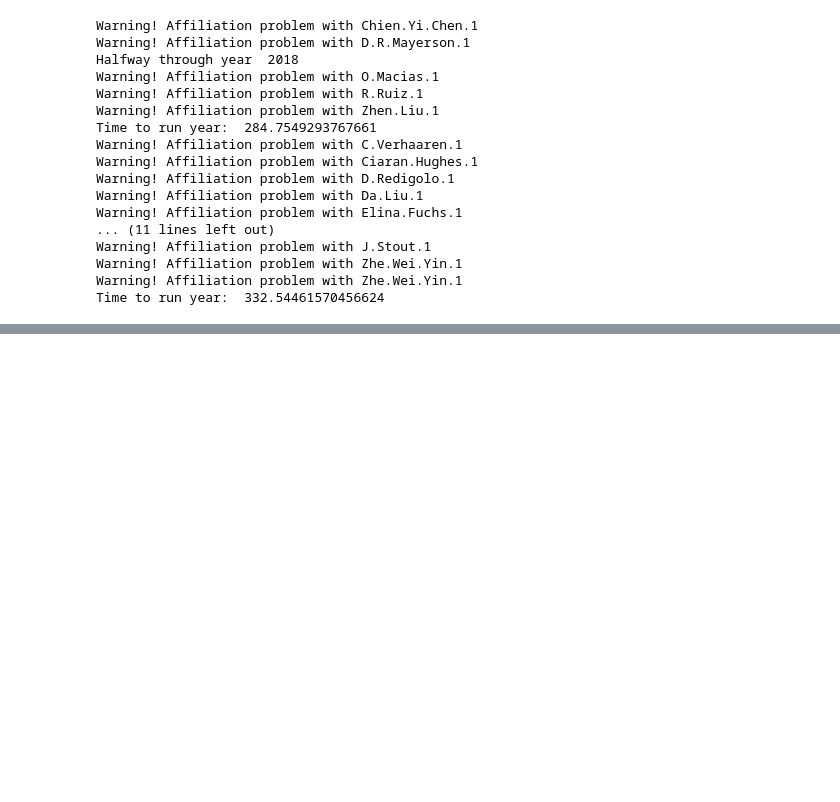
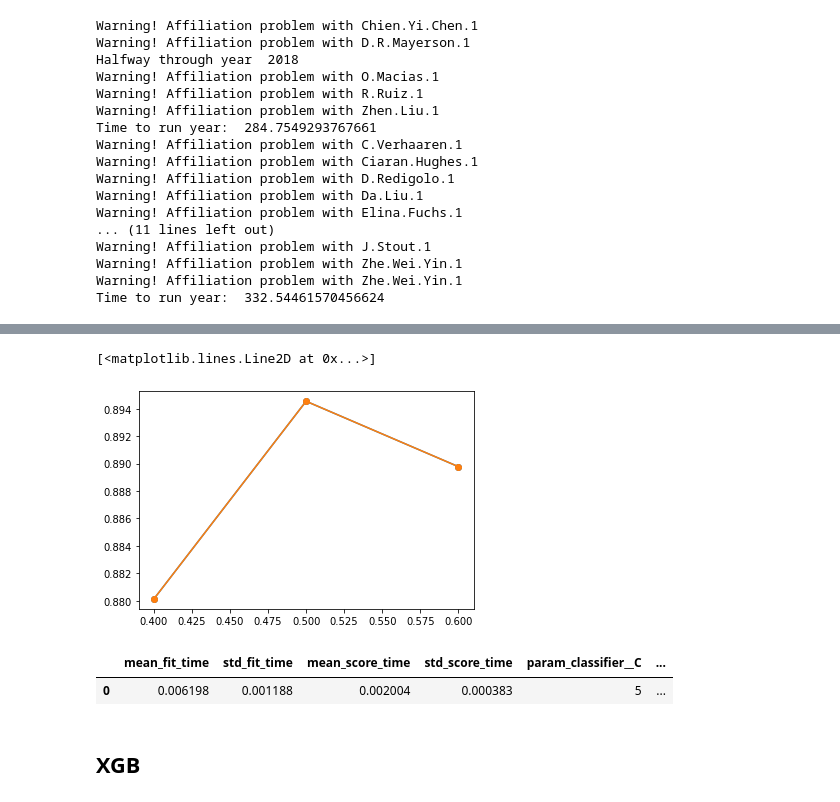
Before and after one commit to psabellagarnier/heprumors, a Jupyter notebook: rumors.ipynb, the cells around one changed output, grey strips where cells are left out. Drawn from its saved outputs; the diff is of its cells as text; code cells hidden in the pictures; blank space fills up the shorter version.

```diff
--- a/rumors.ipynb
+++ b/rumors.ipynb
@@ -245,0 +309,6 @@ plt.title('Number of offers');
+# %%
+svc_poly_grid = {'pca__n_components':[3],
+            'classifier__C':[5],
+            'classifier__gamma':[0.5],
+            'classifier__degree':[3]
+                }
@@ -245,0 +329,15 @@ plt.title('Number of offers');
+# %%
+param = 'param_classifier__gamma'
+plt.plot(pd.DataFrame(clf_svc_poly.cv_results_)[[param,'mean_test_score']].groupby(param).max(),'-o')
+plt.plot(pd.DataFrame(clf_svc_poly.cv_results_)[[param,'mean_test_score']].groupby(param).mean(),'-o')
+#plt.xscale('log')
+# %% [output]
+[<matplotlib.lines.Line2D at 0x...>]
+[figure, added]
+# %%
+pd.DataFrame(clf_svc_poly.cv_results_).sort_values('mean_test_score',ascending=False)
+# %% [output]
+|  | mean_fit_time | std_fit_time | mean_score_time | std_score_time | param_classifier__C | ... |
+| 0 | 0.006198 | 0.001188 | 0.002004 | 0.000383 | 5 | ... |
+# %% [markdown]
+## XGB
```
Also changed, not shown: parts of 43 cells of this notebook, 9 other files.
